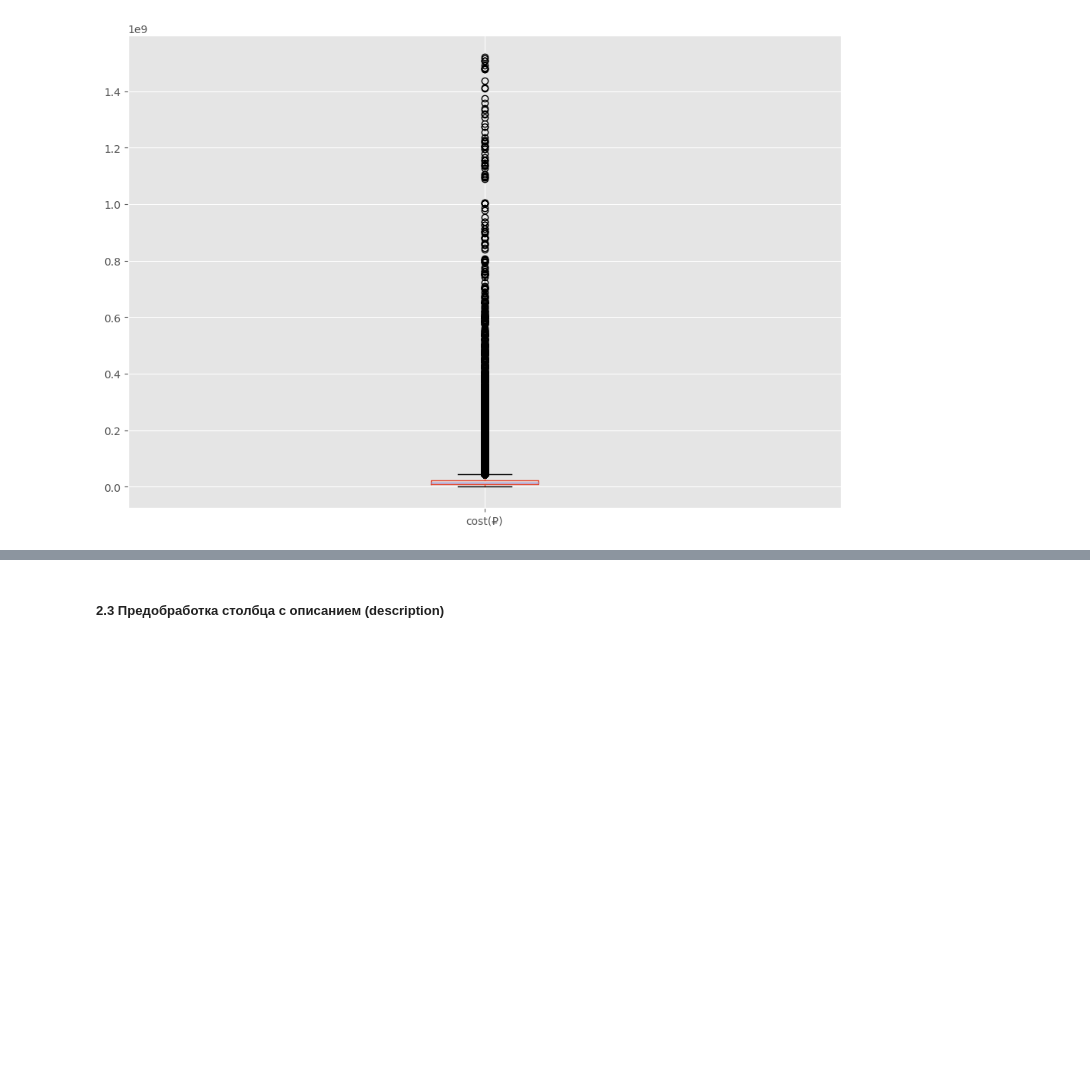
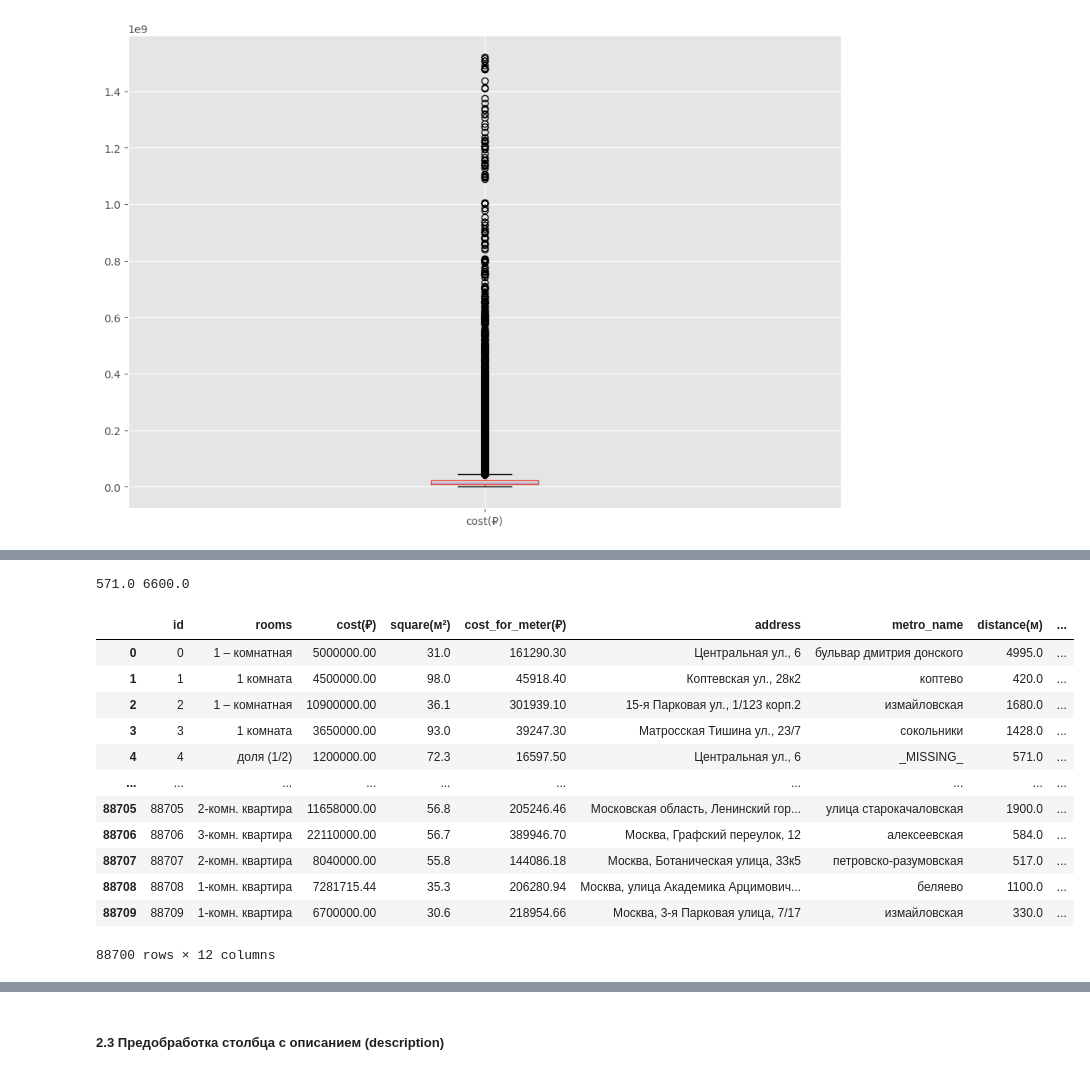
Before and after one commit to Gabuchev/Apartments-in-Moscow---The-simplest-recommendation-system, a Jupyter notebook: Rec.Sys.ipynb, the cells around one changed output, grey strips where cells are left out. Cells and saved outputs as stored; diff of their text form; code cells hidden in the pictures; blank space fills up the shorter version.

```diff
--- a/Rec.Sys.ipynb
+++ b/Rec.Sys.ipynb
@@ -456,0 +471,7 @@ df.boxplot(column=['cost(₽)'])
+# %%
+# Заменю нули в двух столбцах значениями медианы
+mean_distance = df["distance(м)"].median(skipna=True)
+mean_center_distance = df["center_distance/m"].median(skipna=True)
+print (mean_distance, mean_center_distance )
+# %% [output]
+571.0 6600.0
@@ -457,3 +481,19 @@ df.boxplot(column=['cost(₽)'])
+# %%
+df.head(-5)
+# %% [output]
+|  | id | rooms | cost(₽) | square(м²) | cost_for_meter(₽) | address | metro_name | distance(м) | ... |
+| 0 | 0 | 1 – комнатная | 5000000.00 | 31.0 | 161290.30 | Центральная ул., 6 | бульвар дмитрия донского | 4995.0 | ... |
+| 1 | 1 | 1 комната | 4500000.00 | 98.0 | 45918.40 | Коптевская ул., 28к2 | коптево | 420.0 | ... |
+| 2 | 2 | 1 – комнатная | 10900000.00 | 36.1 | 301939.10 | 15-я Парковая ул., 1/123 корп.2 | измайловская | 1680.0 | ... |
+| 3 | 3 | 1 комната | 3650000.00 | 93.0 | 39247.30 | Матросская Тишина ул., 23/7 | сокольники | 1428.0 | ... |
+| 4 | 4 | доля (1/2) | 1200000.00 | 72.3 | 16597.50 | Центральная ул., 6 | _MISSING_ | 571.0 | ... |
+| ... | ... | ... | ... | ... | ... | ... | ... | ... | ... |
+| 88705 | 88705 | 2-комн. квартира | 11658000.00 | 56.8 | 205246.46 | Московская область, Ленинский гор... | улица старокачаловская | 1900.0 | ... |
+| 88706 | 88706 | 3-комн. квартира | 22110000.00 | 56.7 | 389946.70 | Москва, Графский переулок, 12 | алексеевская | 584.0 | ... |
+| 88707 | 88707 | 2-комн. квартира | 8040000.00 | 55.8 | 144086.18 | Москва, Ботаническая улица, 33к5 | петровско-разумовская | 517.0 | ... |
+| 88708 | 88708 | 1-комн. квартира | 7281715.44 | 35.3 | 206280.94 | Москва, улица Академика Арцимович... | беляево | 1100.0 | ... |
+| 88709 | 88709 | 1-комн. квартира | 6700000.00 | 30.6 | 218954.66 | Москва, 3-я Парковая улица, 7/17 | измайловская | 330.0 | ... |
+88700 rows × 12 columns
 # %%
 df.to_csv(r'C:\Users\Daniel\project university\Выпускная работа\Сlean.csv',index=False)
 df.head(5)
```
Also changed, not shown: parts of 20 cells of this notebook.
